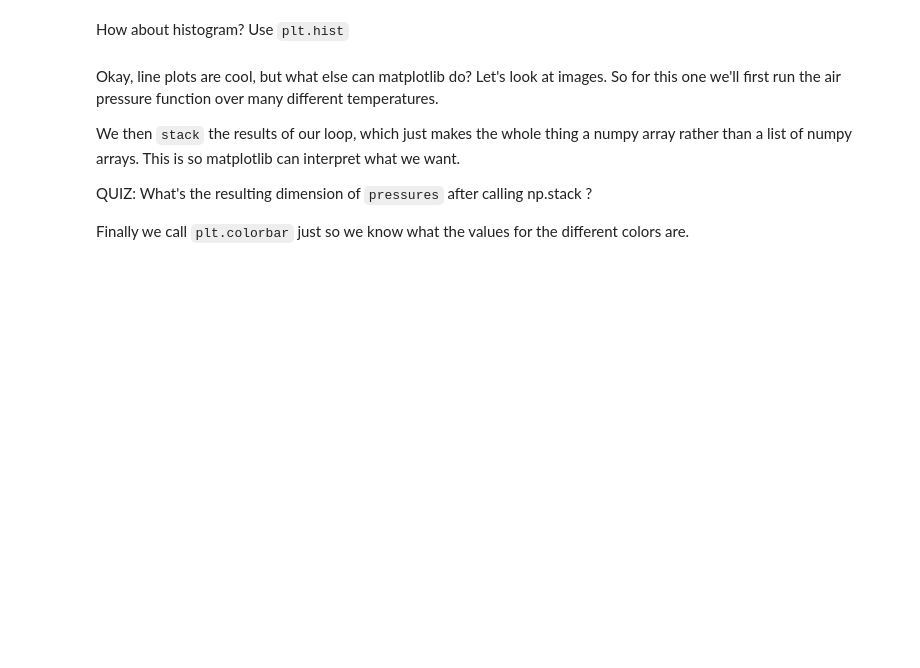
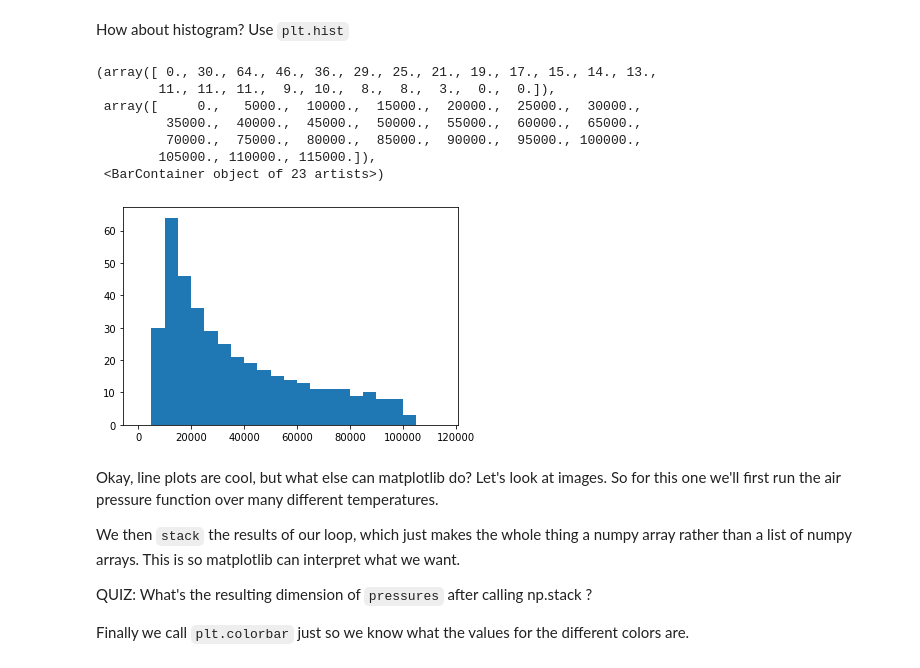
Before and after one commit to act-hydro/GLY606_2024, a Jupyter notebook: in_class_practice/python_practice/python_inclass_3_intro_to_matplotlib.ipynb, the cells around one changed output. Saved outputs shown, nothing was run; the diff lists cells and outputs as text; code cells hidden in the pictures; blank space fills up the shorter version.

```diff
--- a/in_class_practice/python_practice/python_inclass_3_intro_to_matplotlib.ipynb
+++ b/in_class_practice/python_practice/python_inclass_3_intro_to_matplotlib.ipynb
@@ -182,6 +198,17 @@ How about histogram? Use `plt.hist`
 # %%
 # Practice: plot plot one histogram for all pressure data point at heights
 #     @ 273 K, bin size is 5000 Pascal
+p_temp = air_pressure_at_height(heights, T0=273)
+plt.hist(p_temp, bins=np.arange(0,120000,5000))
+# %% [output]
+(array([ 0., 30., 64., 46., 36., 29., 25., 21., 19., 17., 15., 14., 13.,
+        11., 11., 11.,  9., 10.,  8.,  8.,  3.,  0.,  0.]),
+ array([     0.,   5000.,  10000.,  15000.,  20000.,  25000.,  30000.,
+         35000.,  40000.,  45000.,  50000.,  55000.,  60000.,  65000.,
+         70000.,  75000.,  80000.,  85000.,  90000.,  95000., 100000.,
+        105000., 110000., 115000.]),
+ <BarContainer object of 23 artists>)
+[figure, added]
 # %% [markdown]
 Okay, line plots are cool, but what else can
 matplotlib do? Let's look at images. So for this
```
Also changed, not shown: parts of 4 cells of this notebook.
